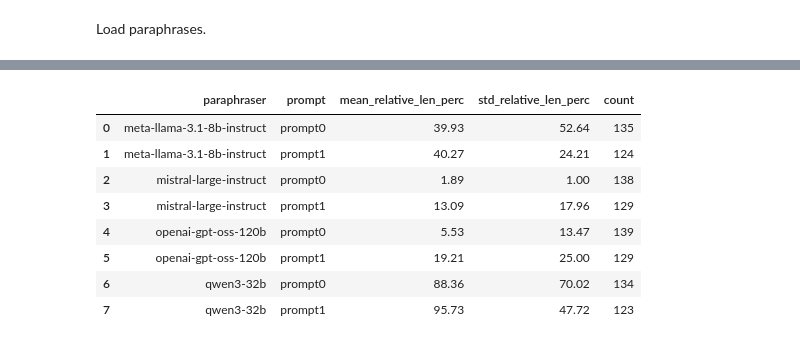
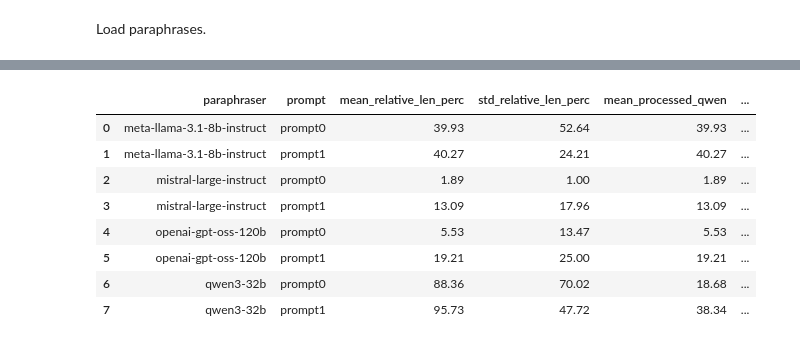
Before and after one commit to webis-de/emnlp26-impostors-method-llm-hard-negatives, a Jupyter notebook: notebooks/paraphrase_filtering.ipynb, the cells around one changed output, grey strips where cells are left out. Cells and saved outputs as stored; diff of their text form; code cells hidden in the pictures.

Commit message:
feat: Find that long qwen paraphrases contained instructions before actual content

```diff
--- a/notebooks/paraphrase_filtering.ipynb
+++ b/notebooks/paraphrase_filtering.ipynb
@@ -190,7 +274,9 @@ import matplotlib.pyplot as plt
 
 for scale in ["linear", "log"]:
     plt.figure(figsize=(10, 6))
-    sns.boxplot(x="paraphraser", y="realtive_len_perc", data=store_length)
+    sns.boxplot(
+        x="paraphraser", y="mean_processed_qwen", data=store_length, hue="prompt"
+    )
 
     if scale == "log":
         plt.yscale("log")  # log scale to expand lower region
@@ -209,29 +295,33 @@ for scale in ["linear", "log"]:
 # %%
 import numpy as np
 
 gt_store_length = (
-    store_length[["paraphraser", "prompt", "realtive_len_perc"]]
+    store_length[
+        ["paraphraser", "prompt", "realtive_len_perc", "post_process_len_perc(qwen)"]
+    ]
     .groupby(["paraphraser", "prompt"])
     .agg(
         mean_relative_len_perc=("realtive_len_perc", "mean"),
         std_relative_len_perc=("realtive_len_perc", "std"),
+        mean_processed_qwen=("post_process_len_perc(qwen)", "mean"),
+        std_processed_qwen=("post_process_len_perc(qwen)", "std"),
         count=("realtive_len_perc", "size"),
     )
     .reset_index()
 )
 
 # round floats for readability
 gt_store_length = gt_store_length.applymap(
     lambda x: np.round(x, 2) if isinstance(x, float) else x
 )
 gt_store_length
 # %% [output]
-|  | paraphraser | prompt | mean_relative_len_perc | std_relative_len_perc | count |
-| 0 | meta-llama-3.1-8b-instruct | prompt0 | 39.93 | 52.64 | 135 |
-| 1 | meta-llama-3.1-8b-instruct | prompt1 | 40.27 | 24.21 | 124 |
-| 2 | mistral-large-instruct | prompt0 | 1.89 | 1.00 | 138 |
-| 3 | mistral-large-instruct | prompt1 | 13.09 | 17.96 | 129 |
-| 4 | openai-gpt-oss-120b | prompt0 | 5.53 | 13.47 | 139 |
-| 5 | openai-gpt-oss-120b | prompt1 | 19.21 | 25.00 | 129 |
-| 6 | qwen3-32b | prompt0 | 88.36 | 70.02 | 134 |
-| 7 | qwen3-32b | prompt1 | 95.73 | 47.72 | 123 |
+|  | paraphraser | prompt | mean_relative_len_perc | std_relative_len_perc | mean_processed_qwen | ... |
+| 0 | meta-llama-3.1-8b-instruct | prompt0 | 39.93 | 52.64 | 39.93 | ... |
+| 1 | meta-llama-3.1-8b-instruct | prompt1 | 40.27 | 24.21 | 40.27 | ... |
+| 2 | mistral-large-instruct | prompt0 | 1.89 | 1.00 | 1.89 | ... |
+| 3 | mistral-large-instruct | prompt1 | 13.09 | 17.96 | 13.09 | ... |
+| 4 | openai-gpt-oss-120b | prompt0 | 5.53 | 13.47 | 5.53 | ... |
+| 5 | openai-gpt-oss-120b | prompt1 | 19.21 | 25.00 | 19.21 | ... |
+| 6 | qwen3-32b | prompt0 | 88.36 | 70.02 | 18.68 | ... |
+| 7 | qwen3-32b | prompt1 | 95.73 | 47.72 | 38.34 | ... |
```
Also changed, not shown: parts of 11 cells of this notebook.
